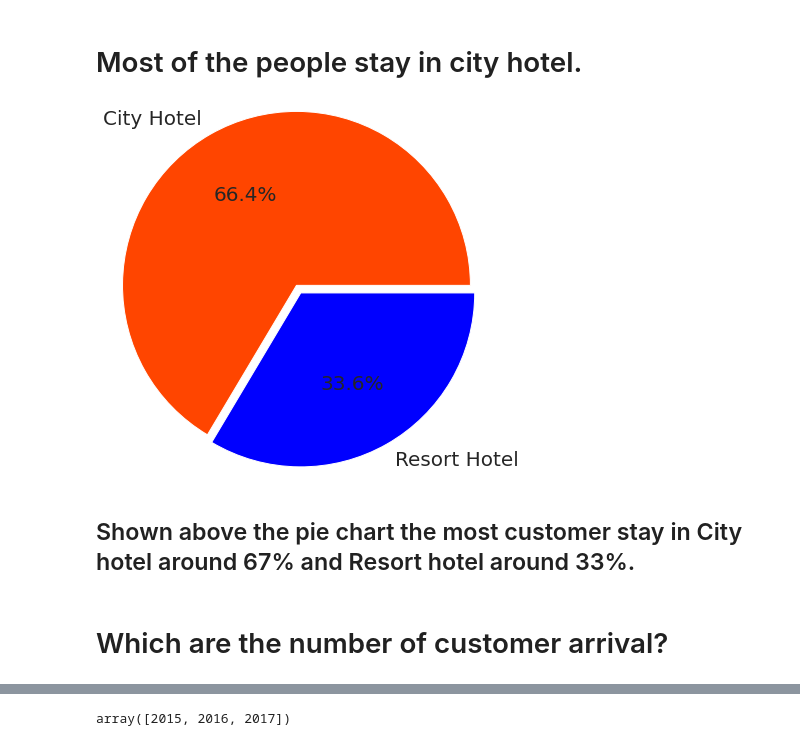
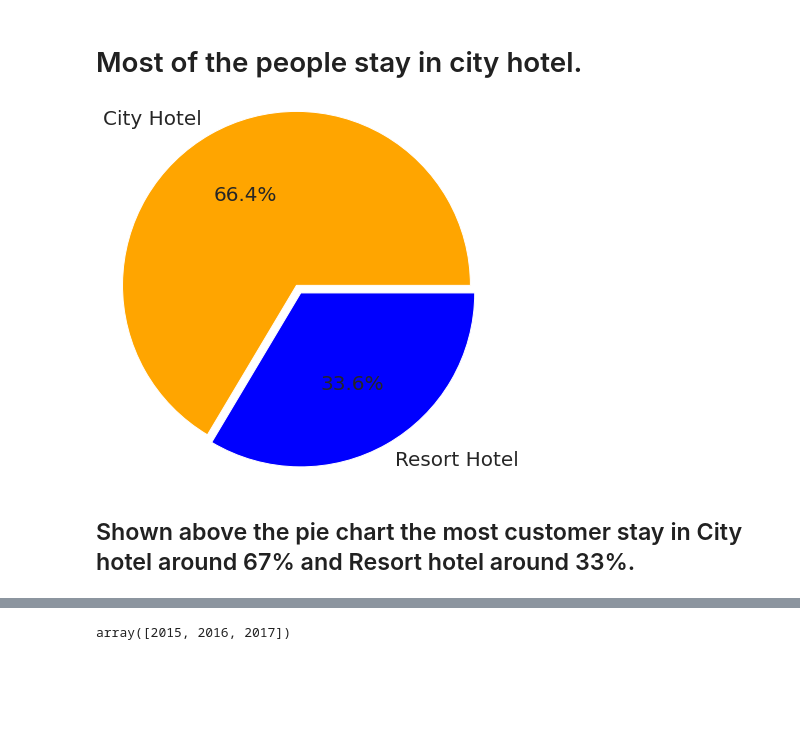
Before and after one commit to navaidansari786/Hotel-booking-Analysis, a Jupyter notebook: Hotel_Booking_Analysis_Capstone_Project.ipynb, the cells around one changed output, grey strips where cells are left out. Drawn from its saved outputs; the diff is of its cells as text; code cells hidden in the pictures; blank space fills up the shorter version.

```diff
--- a/Hotel_Booking_Analysis_Capstone_Project.ipynb
+++ b/Hotel_Booking_Analysis_Capstone_Project.ipynb
@@ -212,8 +218,6 @@ df_hotel
 | 119388 | City Hotel | 0 | 109 | 2017 | August | 35 | ... |
 | 119389 | City Hotel | 0 | 205 | 2017 | August | 35 | ... |
 119390 rows × 30 columns
-# %%
-df_hotel=df_hotel.dropna(axis=0)
 # %%
 # Dealing with null values in column country,children in dataset.
 
@@ -263,14 +263,12 @@ plt.show()
 # %%
 labels = df_hotel['hotel'].value_counts().index.tolist()
 sizes = df_hotel['hotel'].value_counts().tolist()
 explode = (0, 0.10)
-colors = ['orangered', 'blue']
+colors = ['orange', 'blue']
 
 plt.pie(sizes, explode=explode, labels=labels, colors=colors, autopct='%1.1f%%',startangle =0, textprops={'fontsize': 20},radius=2)
 plt.show()
 # %% [output]
-[figure, old version]
+[figure, new version]
 # %% [markdown]
 ## Shown above the pie chart the most customer stay in City hotel around 67% and Resort hotel around 33%.
-# %% [markdown]
-# Which are the number of customer arrival?
```
Also changed, not shown: parts of 21 cells of this notebook.
